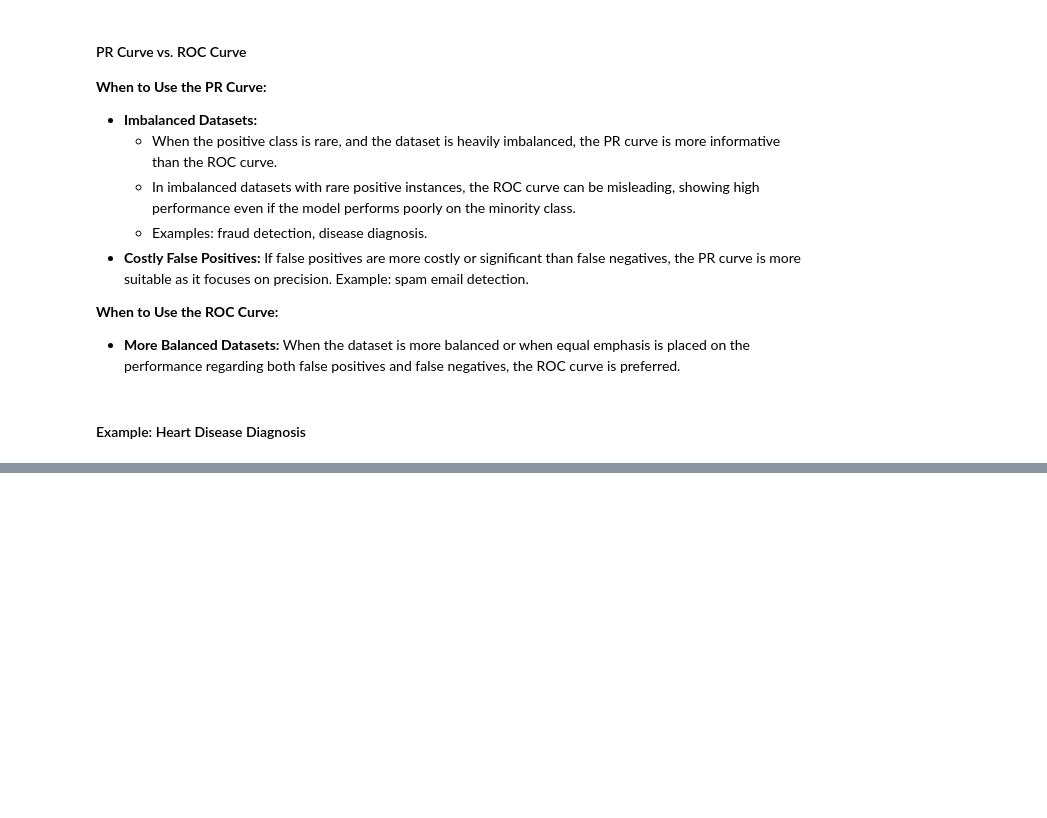
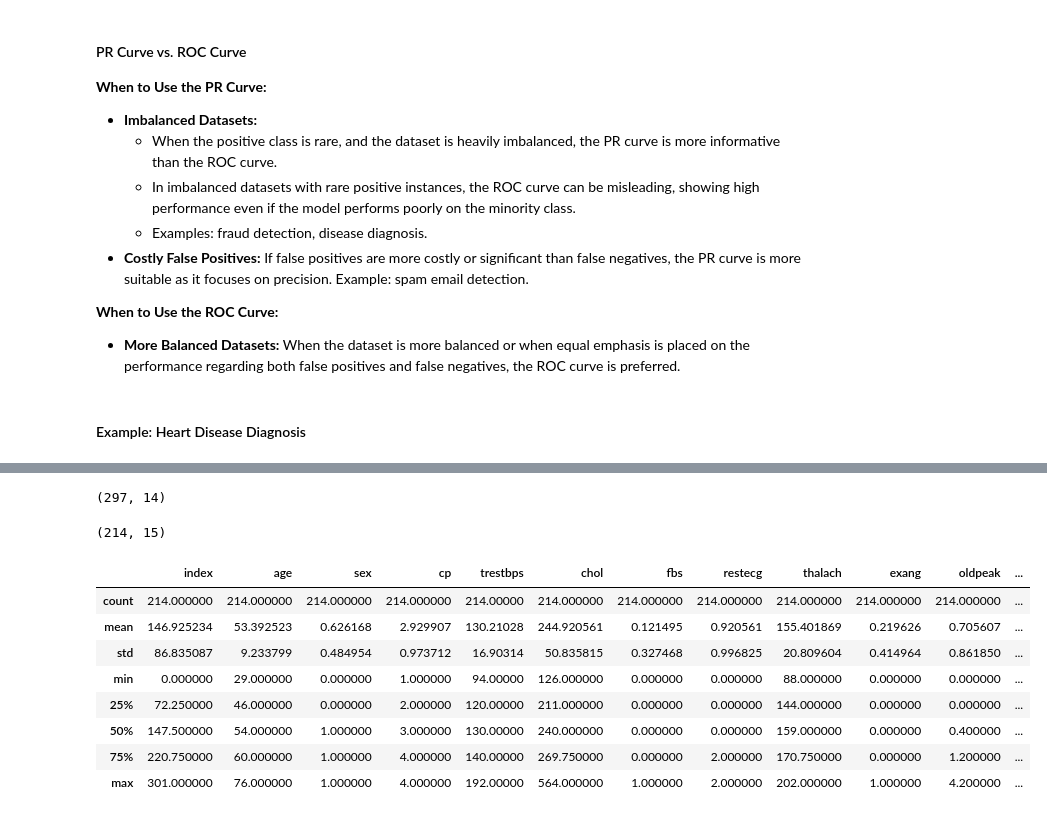
Before and after one commit to kingmolnar/DataScienceProgramming, a Jupyter notebook: 11-Algorithms-and-Model-Evaluation/recall_precision_roccurve.ipynb, the cells around one changed output, grey strips where cells are left out. Cells and saved outputs as stored; diff of their text form; code cells hidden in the pictures; blank space fills up the shorter version.

```diff
--- a/11-Algorithms-and-Model-Evaluation/recall_precision_roccurve.ipynb
+++ b/11-Algorithms-and-Model-Evaluation/recall_precision_roccurve.ipynb
@@ -200,0 +243,7 @@ print(heart_disease.variables)
+# %%
+data = X
+data['num'] = y
+print(data)
+print(data.isna().sum())
+data.dropna(inplace=True)
+print(data.isna().sum())
@@ -200,0 +268,47 @@ print(heart_disease.variables)
+# %%
+from sklearn.preprocessing import LabelEncoder, StandardScaler, MinMaxScaler, RobustScaler
+
+def str_features_to_numeric(data):
+    # Transforms all string features of the df to numeric features
+
+    # Determination categorical features
+    categorical_columns = []
+    numerics = ['int8', 'int16', 'int32', 'int64', 'float16', 'float32', 'float64']
+    features = data.columns.values.tolist()
+    for col in features:
+        if data[col].dtype in numerics: continue
+        categorical_columns.append(col)
+
+    # Encoding categorical features
+    for col in categorical_columns:
+        if col in data.columns:
+            le = LabelEncoder()
+            le.fit(list(data[col].astype(str).values))
+            data[col] = le.transform(list(data[col].astype(str).values))
+
+    return data
+# %%
+# Transform all string features of the df to numeric features
+data = str_features_to_numeric(data)
+data.shape
+# %% [output]
+(297, 14)
+# %%
+# Select only class labels 0 and 1
+data = data[data['num'].isin([0, 1])]
+data.reset_index(inplace=True)
+data.shape
+# %% [output]
+(214, 15)
+# %%
+data.describe()
+# %% [output]
+|  | index | age | sex | cp | trestbps | chol | fbs | restecg | thalach | exang | oldpeak | ... |
+| count | 214.000000 | 214.000000 | 214.000000 | 214.000000 | 214.00000 | 214.000000 | 214.000000 | 214.000000 | 214.000000 | 214.000000 | 214.000000 | ... |
+| mean | 146.925234 | 53.392523 | 0.626168 | 2.929907 | 130.21028 | 244.920561 | 0.121495 | 0.920561 | 155.401869 | 0.219626 | 0.705607 | ... |
+| std | 86.835087 | 9.233799 | 0.484954 | 0.973712 | 16.90314 | 50.835815 | 0.327468 | 0.996825 | 20.809604 | 0.414964 | 0.861850 | ... |
+| min | 0.000000 | 29.000000 | 0.000000 | 1.000000 | 94.00000 | 126.000000 | 0.000000 | 0.000000 | 88.000000 | 0.000000 | 0.000000 | ... |
+| 25% | 72.250000 | 46.000000 | 0.000000 | 2.000000 | 120.00000 | 211.000000 | 0.000000 | 0.000000 | 144.000000 | 0.000000 | 0.000000 | ... |
+| 50% | 147.500000 | 54.000000 | 1.000000 | 3.000000 | 130.00000 | 240.000000 | 0.000000 | 0.000000 | 159.000000 | 0.000000 | 0.400000 | ... |
+| 75% | 220.750000 | 60.000000 | 1.000000 | 4.000000 | 140.00000 | 269.750000 | 0.000000 | 2.000000 | 170.750000 | 0.000000 | 1.200000 | ... |
+| max | 301.000000 | 76.000000 | 1.000000 | 4.000000 | 192.00000 | 564.000000 | 1.000000 | 2.000000 | 202.000000 | 1.000000 | 4.200000 | ... |
```
Also changed, not shown: parts of 17 cells of this notebook.
